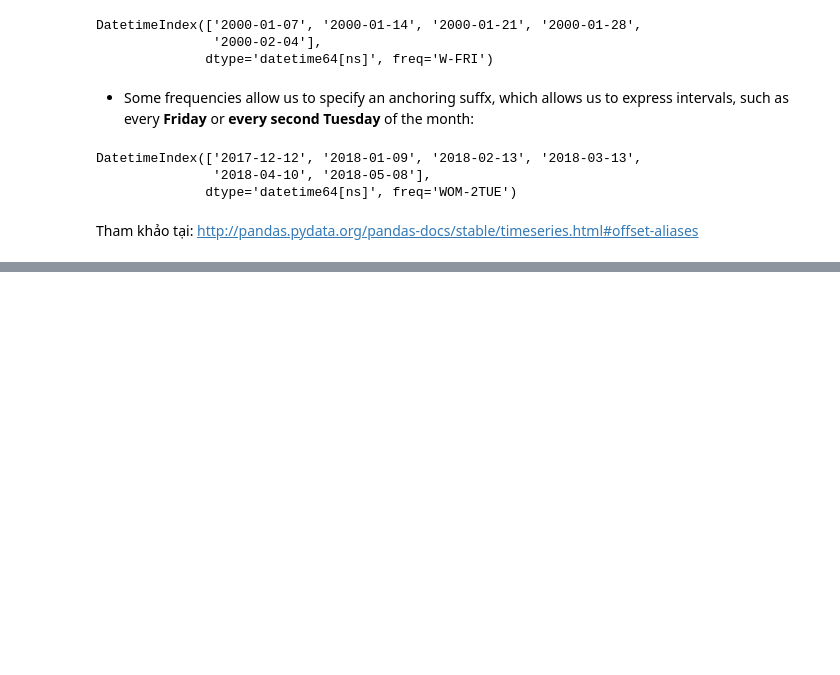
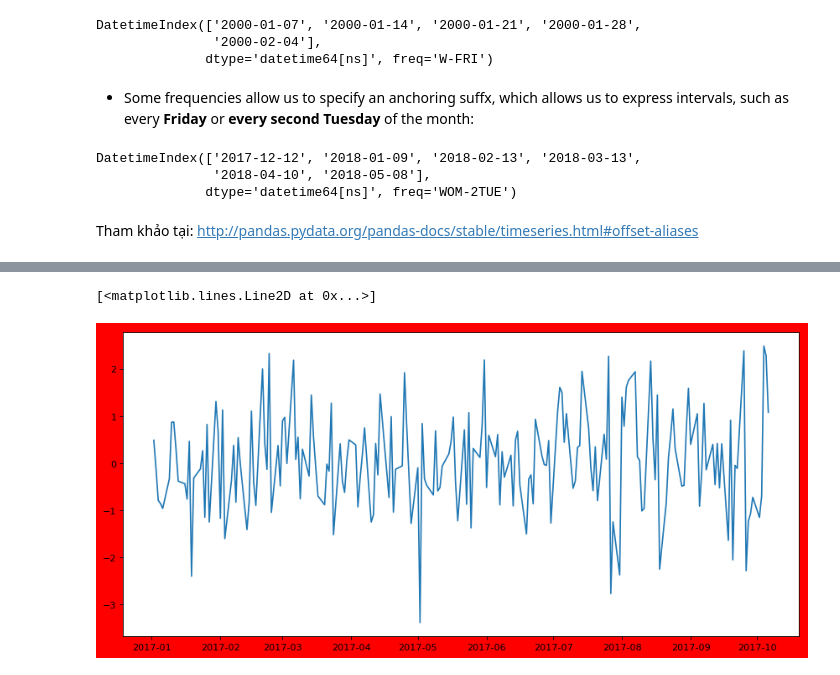
Before and after one commit to harrytrinh2/Miscellaneous-Python-Projects, a Jupyter notebook: Time_Series/Time Series Cook-Book 1.ipynb, the cells around one changed output, grey strips where cells are left out. Cells and saved outputs as stored; diff of their text form; code cells hidden in the pictures; blank space fills up the shorter version.

Commit message:
More Plot and Offset Aliases

```diff
--- a/Time_Series/Time Series Cook-Book 1.ipynb
+++ b/Time_Series/Time Series Cook-Book 1.ipynb
@@ -294,0 +356,4 @@ Image(url= "https://github.com/TrinhDinhPhuc/Miscellaneous-Python-Project/blob/m
+# %%
+index = pd.date_range(start="2017-10-22",periods=200,freq="B")   # B ((Bussines day frequency))
+# %%
+ts = pd.Series(np.random.randn(len(index)),index=index)
@@ -294,0 +383,6 @@ Image(url= "https://github.com/TrinhDinhPhuc/Miscellaneous-Python-Project/blob/m
+# %%
+plt.figure(dpi=80,edgecolor="k",facecolor='r',figsize=(13,6))
+plt.plot(ts)
+# %% [output]
+[<matplotlib.lines.Line2D at 0x...>]
+[figure, added]
```
Also changed, not shown: parts of 21 cells of this notebook.
